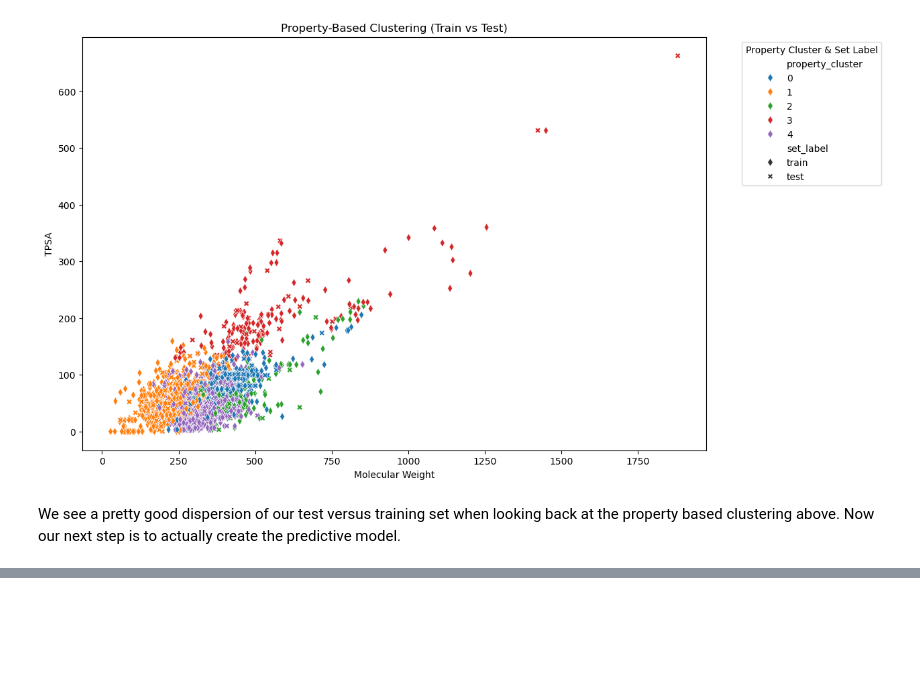
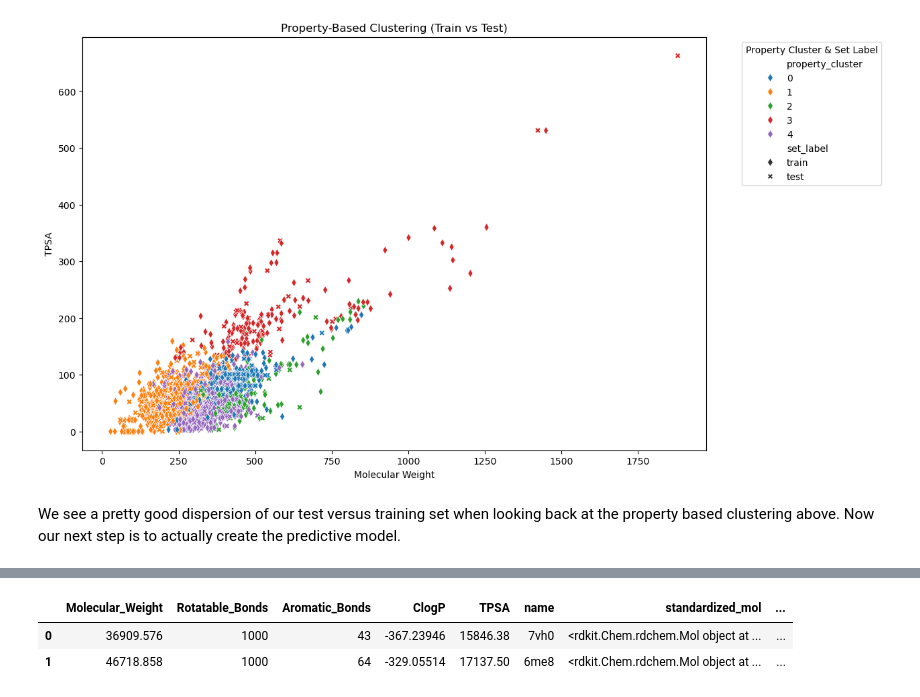
Before and after one commit to Steve-Cheney/Cheminformatics, a Jupyter notebook: rbif-110-a8/a8.ipynb, the cells around one changed output, grey strips where cells are left out. Drawn from its saved outputs; the diff is of its cells as text; code cells hidden in the pictures; blank space fills up the shorter version.

Commit message:
Add in randomforestclassifer

```diff
--- a/rbif-110-a8/a8.ipynb
+++ b/rbif-110-a8/a8.ipynb
@@ -489,3 +491,5 @@ plot_property_clustering(df_cleaned_no_leakage)
 [figure]
 # %% [markdown]
 We see a pretty good dispersion of our test versus training set when looking back at the property based clustering above. Now our next step is to actually create the predictive model.
+# %%
+final_test_train_df = df_cleaned_no_leakage # Rename for finalizing train test steps
@@ -491,0 +551,31 @@ We see a pretty good dispersion of our test versus training set when looking bac
+# %%
+from sklearn.ensemble import RandomForestClassifier
+from sklearn.preprocessing import LabelEncoder
+
+# Define features and target
+features = ["Molecular_Weight", "Rotatable_Bonds", "Aromatic_Bonds", "ClogP", "TPSA"]
+target = "p_np_encoded"  # Encoded penetration label
+
+# Encode target labels in final_test_train_df (train data)
+le = LabelEncoder()
+final_test_train_df["p_np_encoded"] = le.fit_transform(final_test_train_df["p_np"])
+
+# Split training data
+train_df = final_test_train_df[final_test_train_df["set_label"] == "train"]
+X_train, y_train = train_df[features], train_df[target]
+
+# Train Random Forest model
+clf = RandomForestClassifier(n_estimators=100, random_state=42)
+clf.fit(X_train, y_train)
+
+# Predict penetration for PDB molecules
+X_pdb = pdb_molecule_df[features]
+pdb_molecule_df["predicted_p_np"] = le.inverse_transform(clf.predict(X_pdb))
+
+pdb_molecule_df.to_csv("pdb_penetration_predictions.csv", index=False)
+
+pdb_molecule_df.head()
+# %% [output]
+|  | Molecular_Weight | Rotatable_Bonds | Aromatic_Bonds | ClogP | TPSA | name | standardized_mol | ... |
+| 0 | 36909.576 | 1000 | 43 | -367.23946 | 15846.38 | 7vh0 | <rdkit.Chem.rdchem.Mol object at ... | ... |
+| 1 | 46718.858 | 1000 | 64 | -329.05514 | 17137.50 | 6me8 | <rdkit.Chem.rdchem.Mol object at ... | ... |
```
Also changed, not shown: parts of 2 cells of this notebook, 8 other files.
